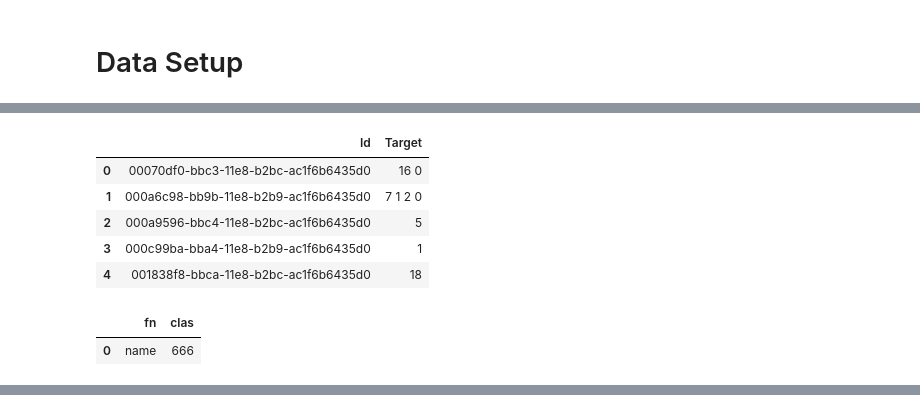
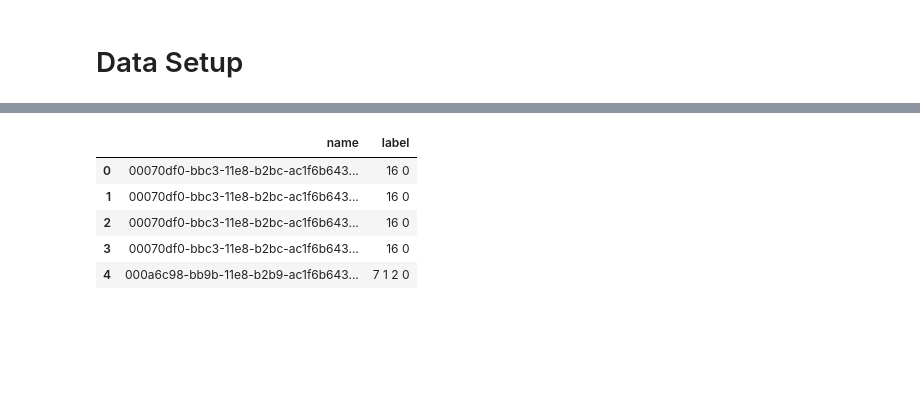
Before and after one commit to ChristophNeuner/human-protein-atlas-image-classification, a Jupyter notebook: hpaic.ipynb, the cells around one changed output, grey strips where cells are left out. Cells and saved outputs as stored; diff of their text form; code cells hidden in the pictures; blank space fills up the shorter version.

```diff
--- a/hpaic.ipynb
+++ b/hpaic.ipynb
@@ -87,27 +76,20 @@ list(DP.iterdir())
-# %%
-trainIds_df = pd.read_csv(DP/'train.csv')
-trainIds_df.head()
-# %% [output]
-|  | Id | Target |
-| 0 | 00070df0-bbc3-11e8-b2bc-ac1f6b6435d0 | 16 0 |
-| 1 | 000a6c98-bb9b-11e8-b2b9-ac1f6b6435d0 | 7 1 2 0 |
-| 2 | 000a9596-bbc4-11e8-b2bc-ac1f6b6435d0 | 5 |
-| 3 | 000c99ba-bba4-11e8-b2b9-ac1f6b6435d0 | 1 |
-| 4 | 001838f8-bbca-11e8-b2bc-ac1f6b6435d0 | 18 |
-# %%
-df = pd.DataFrame(columns=['fn','clas'])
-df = df.append({'fn':'name', 'clas':666}, ignore_index=True)
-df
-# %% [output]
-|  | fn | clas |
-| 0 | name | 666 |
 # %%
-trainFns_df = pd.DataFrame(columns=['fn','clas'])
+if os.path.isfile(STAGE_ONE_DATA/TRAIN_LABELS):
+    trainFns_df = pd.read_csv(STAGE_ONE_DATA/TRAIN_LABELS)
 
-for index, row in tqdm(trainIds_df.iterrows(), total=trainIds_df.shape[0]):
-    bn = row['Id']
-    cats = row['Target']
-    for c in filter_colors:
-        fn = f'{bn}_{c}.png'
-        trainFns_df = trainFns_df.append({'fn': fn, 'clas': cats}, ignore_index=True)
+else:
+    trainIds_df = pd.read_csv(DP/'train.csv')
+    trainFns_df = pd.DataFrame(columns=['name','label'])
+
+    for index, row in tqdm(trainIds_df.iterrows(), total=trainIds_df.shape[0]):
+        bn = row['Id']
+        cats = row['Target']
+        for c in filter_colors:
+            fn = f'{bn}_{c}'
+            trainFns_df = trainFns_df.append({'name': fn, 'label': cats}, ignore_index=True)
+
+    trainFns_df.to_csv(STAGE_ONE_DATA/TRAIN_LABELS, index=False)
+
+
+trainFns_df.head()
 # %% [output]
@@ -115 +96,7 @@ for index, row in tqdm(trainIds_df.iterrows(), total=trainIds_df.shape[0]):
+|  | name | label |
+| 0 | 00070df0-bbc3-11e8-b2bc-ac1f6b643... | 16 0 |
+| 1 | 00070df0-bbc3-11e8-b2bc-ac1f6b643... | 16 0 |
+| 2 | 00070df0-bbc3-11e8-b2bc-ac1f6b643... | 16 0 |
+| 3 | 00070df0-bbc3-11e8-b2bc-ac1f6b643... | 16 0 |
+| 4 | 000a6c98-bb9b-11e8-b2b9-ac1f6b643... | 7 1 2 0 |
 # %%
```
Also changed, not shown: parts of 7 cells of this notebook.
